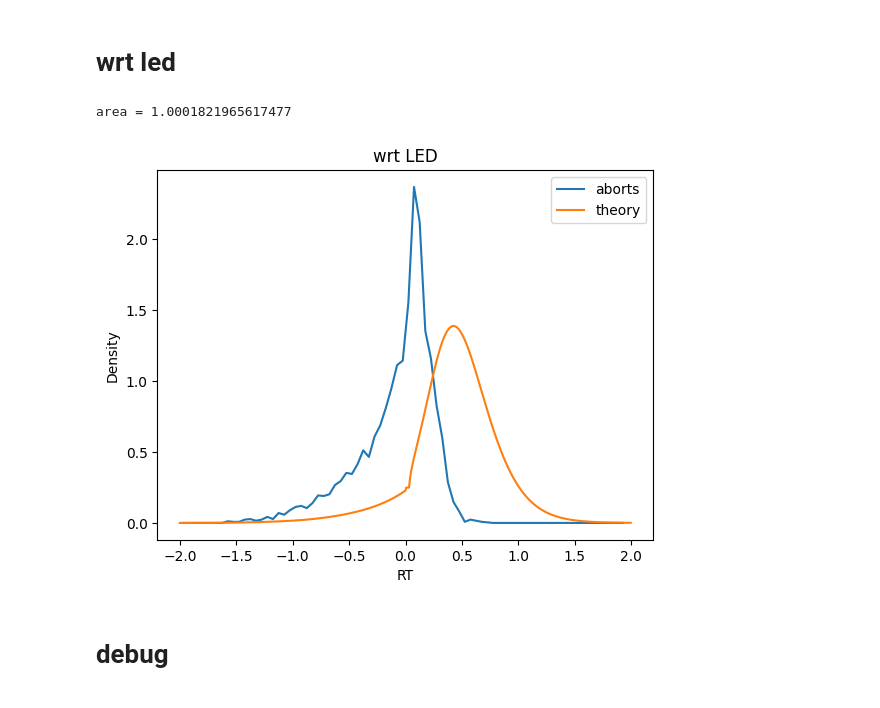
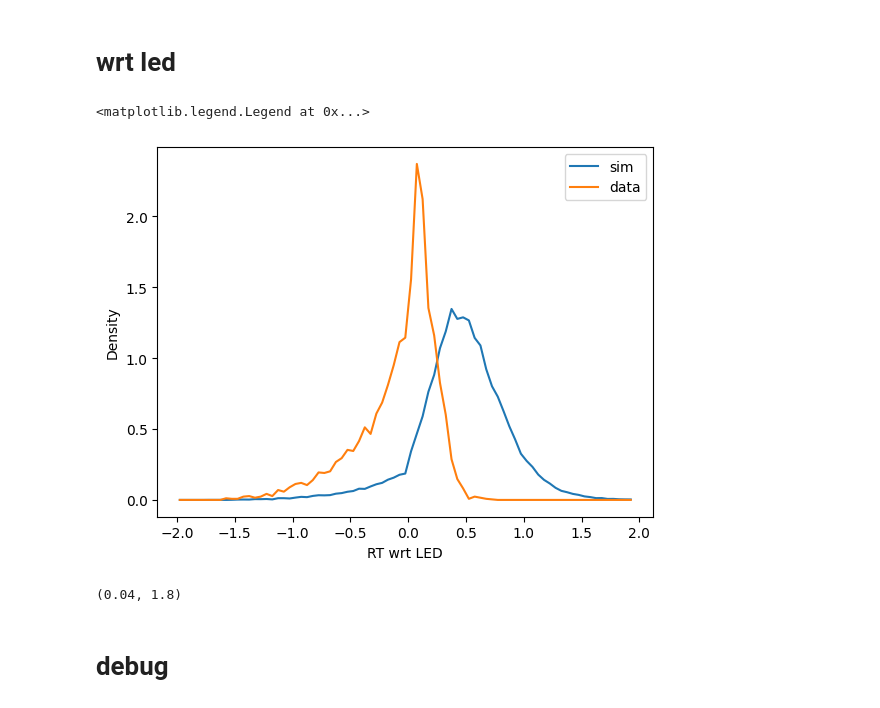
Before and after one commit to rakaar/ddm_data, a Jupyter notebook: fitting_aborts/post_LED_drift_and_motor_fit_VBMC.ipynb, the cells around one changed output. Drawn from its saved outputs; the diff is of its cells as text; code cells hidden in the pictures.

```diff
--- a/fitting_aborts/post_LED_drift_and_motor_fit_VBMC.ipynb
+++ b/fitting_aborts/post_LED_drift_and_motor_fit_VBMC.ipynb
@@ -278,3 +345,25 @@ Text(0.5, 1.0, 'wrt fixation')
 # %% [markdown]
 # wrt led
+# %%
+# sim
+sim_rts_wrt_led_trunc_removed = np.array([rt - t_LED for rt, t_LED in sim_rts if rt > T_trunc])
+bins = np.arange(-2, 2, 0.05)
+sim_hist, _ = np.histogram(sim_rts_wrt_led_trunc_removed, bins=bins, density=True)
+plt.figure()
+bin_centers = (bins[1:] + bins[:-1]) / 2
+plt.plot(bin_centers, sim_hist, label='sim')
+
+df_led_on_aborts_rt_led = df_led_on_aborts['timed_fix'] - ( df_led_on_aborts['intended_fix'] - df_led_on_aborts['LED_onset_time'] )
+aborts_hist, _ = np.histogram(df_led_on_aborts_rt_led, bins=bins, density=True)
+plt.plot(bin_centers, aborts_hist, label='data')
+plt.xlabel('RT wrt LED')
+plt.ylabel('Density')
+plt.legend()
+# %% [output]
+<matplotlib.legend.Legend at 0x...>
+[figure, added]
+# %%
+motor_delay_mean, post_LED_drift_mean - V_A
+# %% [output]
+(0.04, 1.8)
 # %%
@@ -297,24 +404,3 @@ P_A_samp_mean = np.mean(P_A_samples, axis=0)
-# %%
-#
-
-frac_aborts = 1
-
-df_led_on_aborts_rt = df_led_on_aborts['timed_fix'] - ( df_led_on_aborts['intended_fix'] - df_led_on_aborts['LED_onset_time'] )
-bins = np.arange(-2, 2, 0.05)
-aborts_hist, _ = np.histogram(df_led_on_aborts_rt, bins=bins, density=True)
-aborts_hist *= frac_aborts
-bin_centers = (bins[1:] + bins[:-1]) / 2
-plt.plot(bin_centers, aborts_hist, label='aborts')
-plt.plot(t_pts, P_A_samp_mean, label='theory')
-plt.xlabel('RT')
-plt.ylabel('Density')
-plt.legend()
-plt.title('wrt LED')
-
-print(f'area = {trapz(P_A_samp_mean, t_pts)}')
-# %% [output]
-area = 1.0001821965617477
-[figure, removed]
 # %% [markdown]
 # debug
 # %%
```
Also changed, not shown: parts of 14 cells of this notebook, 8 other files.
